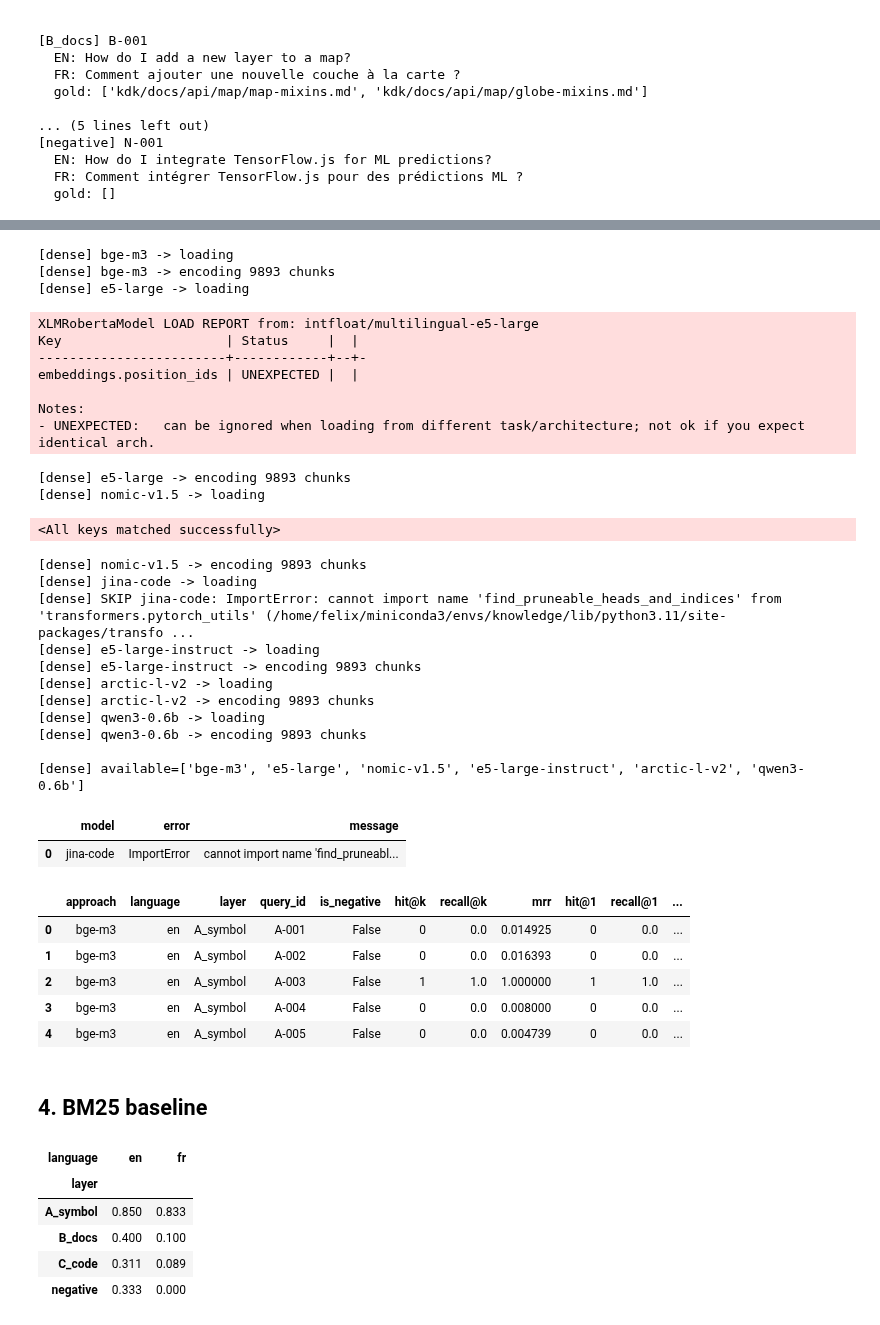
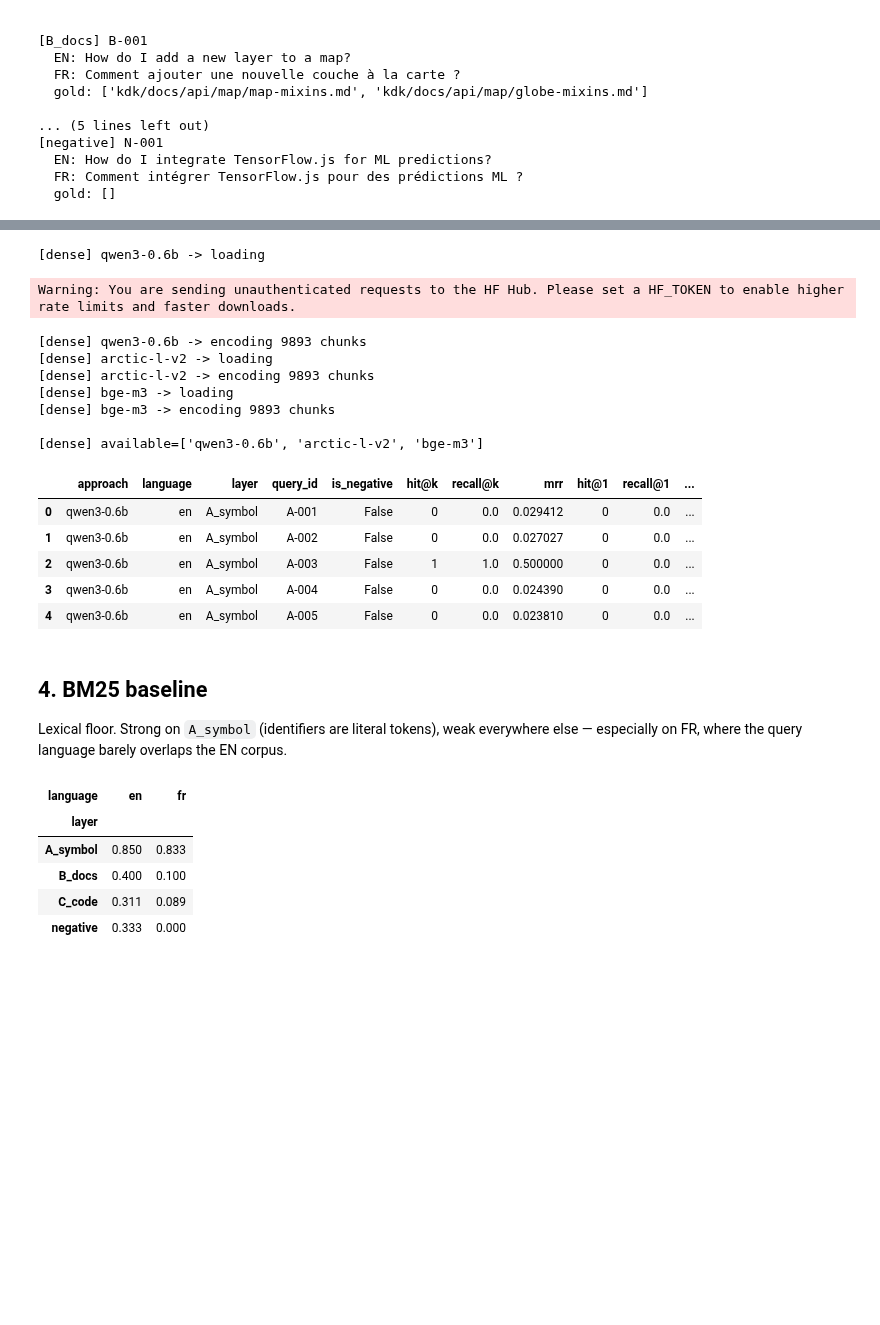
Before and after one commit to kalisio/knowledge, a Jupyter notebook: notebooks/nb05_embedding_evaluation.ipynb, the cells around one changed output, grey strips where cells are left out. Drawn from its saved outputs; the diff is of its cells as text; code cells hidden in the pictures; blank space fills up the shorter version.

```diff
--- a/notebooks/nb05_embedding_evaluation.ipynb
+++ b/notebooks/nb05_embedding_evaluation.ipynb
@@ -115,5 +136,9 @@ Sample query per layer:
 # %%
-from nb05_helpers import RECIPES, truncation_audit
+from nb05_helpers import RECIPES
+
+# Curated lineup — see notebook intro for why the others are dropped.
+SELECTED_MODELS = ["qwen3-0.6b", "arctic-l-v2", "bge-m3"]
+ACTIVE_RECIPES = {k: RECIPES[k] for k in SELECTED_MODELS}
 
 display(pd.DataFrame([
     {
@@ -122,12 +147,7 @@ display(pd.DataFrame([
         "query_prefix": repr(r.query_prefix),
         "passage_prefix": repr(r.passage_prefix),
         "max_tokens": r.max_tokens,
-        "matryoshka_dim": r.matryoshka_dim,
         "family": r.family,
-    } for k, r in RECIPES.items()
+    } for k, r in ACTIVE_RECIPES.items()
 ]).set_index("key"))
-
-audit_rows = [truncation_audit(r, chunk_texts) for r in RECIPES.values()]
-df_audit = pd.DataFrame(audit_rows).set_index("model")
-df_audit
 # %% [output]
@@ -165,7 +173,7 @@ dense_dfs: list[pd.DataFrame] = []
 available_models: list[str] = []
 skipped_models: list[dict[str, str]] = []
 
-for key, recipe in RECIPES.items():
+for key, recipe in ACTIVE_RECIPES.items():
     print(f"[dense] {key} -> loading")
     model = None
     try:
@@ -178,67 +186,54 @@ for key, recipe in RECIPES.items():
         en_r = dense_rank(en_v, cv)
         fr_r = dense_rank(fr_v, cv)
         dense_ranks[key] = (en_r, fr_r)
         available_models.append(key)
 
         dense_dfs.append(evaluate_ranks(en_r, queries, chunk_sources, language="en", approach=key))
         dense_dfs.append(evaluate_ranks(fr_r, queries, chunk_sources, language="fr", approach=key))
     except Exception as exc:
         skipped_models.append({"model": key, "error": type(exc).__name__, "message": str(exc)})
         print(f"[dense] SKIP {key}: {type(exc).__name__}: {exc}")
     finally:
         for var_name in ("model", "cv", "en_v", "fr_v"):
             if var_name in locals():
                 del locals()[var_name]
         gc.collect()
         if torch.cuda.is_available():
             try:
                 torch.cuda.empty_cache()
             except Exception:
                 pass
 
 if not dense_dfs:
     raise RuntimeError("No dense embedding model completed successfully.")
 
 df_dense = pd.concat(dense_dfs, ignore_index=True)
 print(f"\n[dense] available={available_models}")
 if skipped_models:
     display(pd.DataFrame(skipped_models))
 df_dense.head()
 # %% [output]
-[dense] bge-m3 -> loading
-[dense] bge-m3 -> encoding 9893 chunks
-[dense] e5-large -> loading
+[dense] qwen3-0.6b -> loading
-XLMRobertaModel LOAD REPORT from: intfloat/multilingual-e5-large
-Key                     | Status     |  |
-------------------------+------------+--+-
-embeddings.position_ids | UNEXPECTED |  |
-
-Notes:
-- UNEXPECTED:   can be ignored when loading from different task/architecture; not ok if you expect identical arch.
+Warning: You are sending unauthenticated requests to the HF Hub. Please set a HF_TOKEN to enable higher rate limits and faster downloads.
-[dense] e5-large -> encoding 9893 chunks
-[dense] nomic-v1.5 -> loading
+[dense] qwen3-0.6b -> encoding 9893 chunks
+[dense] arctic-l-v2 -> loading
+[dense] arctic-l-v2 -> encoding 9893 chunks
+[dense] bge-m3 -> loading
+[dense] bge-m3 -> encoding 9893 chunks
+
+[dense] available=['qwen3-0.6b', 'arctic-l-v2', 'bge-m3']
-<All keys matched successfully>
-[dense] nomic-v1.5 -> encoding 9893 chunks
-[dense] jina-code -> loading
-[dense] SKIP jina-code: ImportError: cannot import name 'find_pruneable_heads_and_indices' from 'transformers.pytorch_utils' (/home/felix/miniconda3/envs/knowledge/lib/python3.11/site-packages/transfo ...
-[dense] e5-large-instruct -> loading
-[dense] e5-large-instruct -> encoding 9893 chunks
-[dense] arctic-l-v2 -> loading
-[dense] arctic-l-v2 -> encoding 9893 chunks
-[dense] qwen3-0.6b -> loading
-[dense] qwen3-0.6b -> encoding 9893 chunks
-
-[dense] available=['bge-m3', 'e5-large', 'nomic-v1.5', 'e5-large-instruct', 'arctic-l-v2', 'qwen3-0.6b']
-|  | model | error | message |
-| 0 | jina-code | ImportError | cannot import name 'find_pruneabl... |
+|  | approach | language | layer | query_id | is_negative | hit@k | recall@k | mrr | hit@1 | recall@1 | ... |
+| 0 | qwen3-0.6b | en | A_symbol | A-001 | False | 0 | 0.0 | 0.029412 | 0 | 0.0 | ... |
+| 1 | qwen3-0.6b | en | A_symbol | A-002 | False | 0 | 0.0 | 0.027027 | 0 | 0.0 | ... |
+| 2 | qwen3-0.6b | en | A_symbol | A-003 | False | 1 | 1.0 | 0.500000 | 0 | 0.0 | ... |
+| 3 | qwen3-0.6b | en | A_symbol | A-004 | False | 0 | 0.0 | 0.024390 | 0 | 0.0 | ... |
+| 4 | qwen3-0.6b | en | A_symbol | A-005 | False | 0 | 0.0 | 0.023810 | 0 | 0.0 | ... |
-|  | approach | language | layer | query_id | is_negative | hit@k | recall@k | mrr | hit@1 | recall@1 | ... |
-| 0 | bge-m3 | en | A_symbol | A-001 | False | 0 | 0.0 | 0.014925 | 0 | 0.0 | ... |
-| 1 | bge-m3 | en | A_symbol | A-002 | False | 0 | 0.0 | 0.016393 | 0 | 0.0 | ... |
-| 2 | bge-m3 | en | A_symbol | A-003 | False | 1 | 1.0 | 1.000000 | 1 | 1.0 | ... |
-| 3 | bge-m3 | en | A_symbol | A-004 | False | 0 | 0.0 | 0.008000 | 0 | 0.0 | ... |
-| 4 | bge-m3 | en | A_symbol | A-005 | False | 0 | 0.0 | 0.004739 | 0 | 0.0 | ... |
-# %% [markdown]
-## 4. BM25 baseline
+# %% [markdown]
+## 4. BM25 baseline
+
+Lexical floor. Strong on `A_symbol` (identifiers are literal tokens),
+weak everywhere else — especially on FR, where the query language
+barely overlaps the EN corpus.
 # %%
 from nb05_helpers import bm25_rank
 
```
Also changed, not shown: parts of 44 cells of this notebook, 7 other files.
